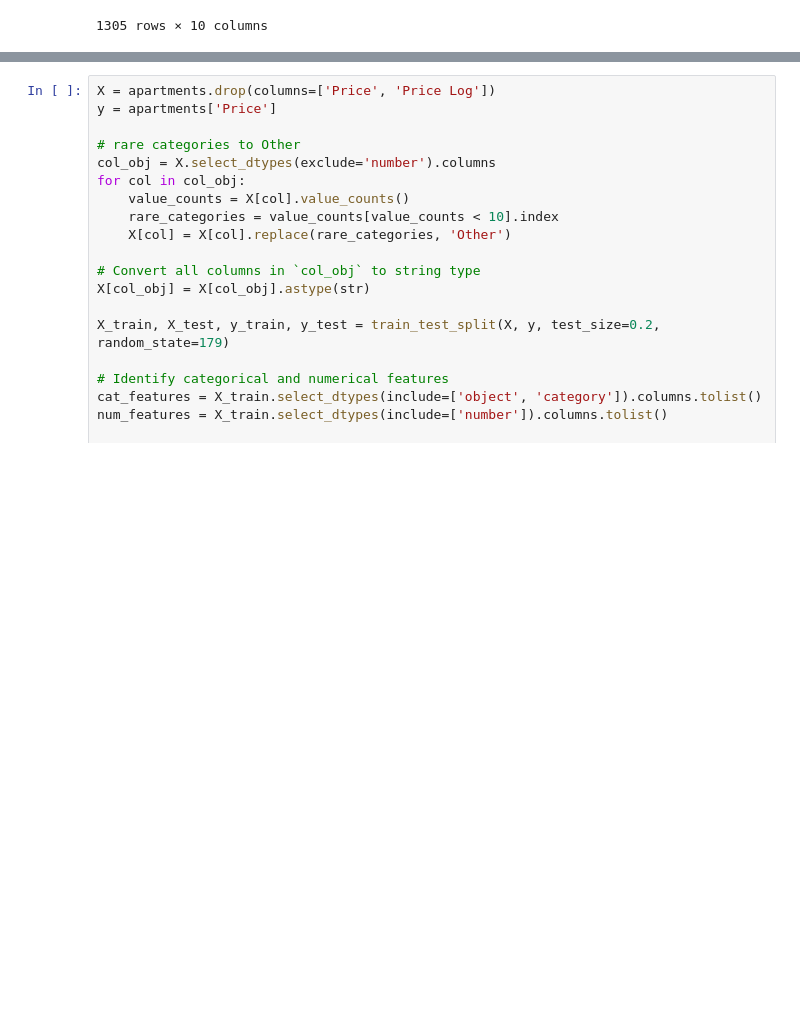
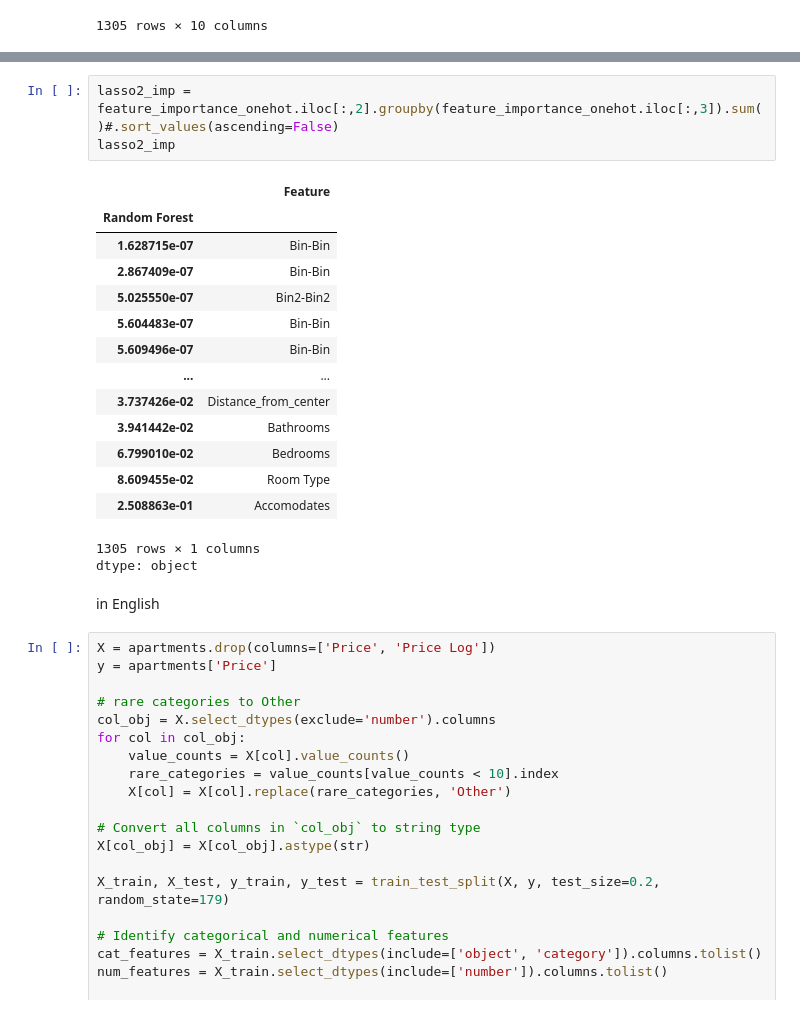
Before and after one commit to IlyaZutler/Cancer-Data, a Jupyter notebook: 7 test new .ipynb, the cells around one changed output, grey strips where cells are left out. Saved outputs shown, nothing was run; the diff lists cells and outputs as text; blank space fills up the shorter version.

```diff
--- a/7 test new .ipynb
+++ b/7 test new .ipynb
@@ -505,3 +370,24 @@ And if memory is not enough, you can set `force_col_wise=true`.
+# %%
+lasso2_imp = feature_importance_onehot.iloc[:,2].groupby(feature_importance_onehot.iloc[:,3]).sum()#.sort_values(ascending=False)
+lasso2_imp
+# %% [output]
+|  | Feature |
+| Random Forest |  |
+| 1.628715e-07 | Bin-Bin |
+| 2.867409e-07 | Bin-Bin |
+| 5.025550e-07 | Bin2-Bin2 |
+| 5.604483e-07 | Bin-Bin |
+| 5.609496e-07 | Bin-Bin |
+| ... | ... |
+| 3.737426e-02 | Distance_from_center |
+| 3.941442e-02 | Bathrooms |
+| 6.799010e-02 | Bedrooms |
+| 8.609455e-02 | Room Type |
+| 2.508863e-01 | Accomodates |
+1305 rows × 1 columns
+dtype: object
+# %% [markdown]
+in English
 # %%
 X = apartments.drop(columns=['Price', 'Price Log'])
 y = apartments['Price']
```
Also changed, not shown: parts of 6 cells of this notebook.
